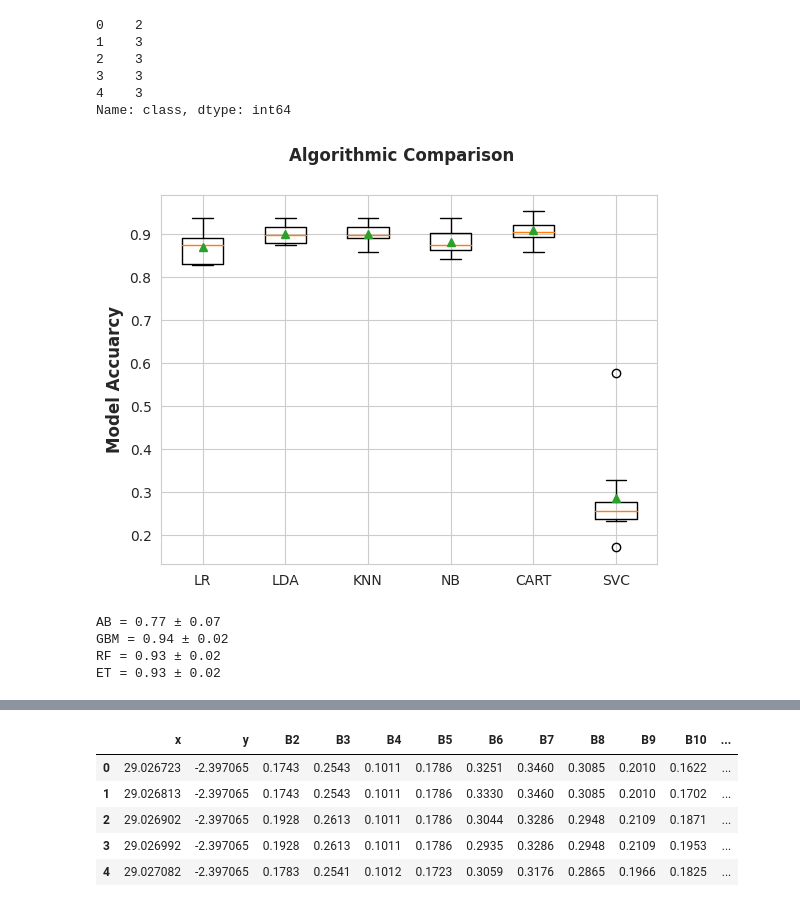
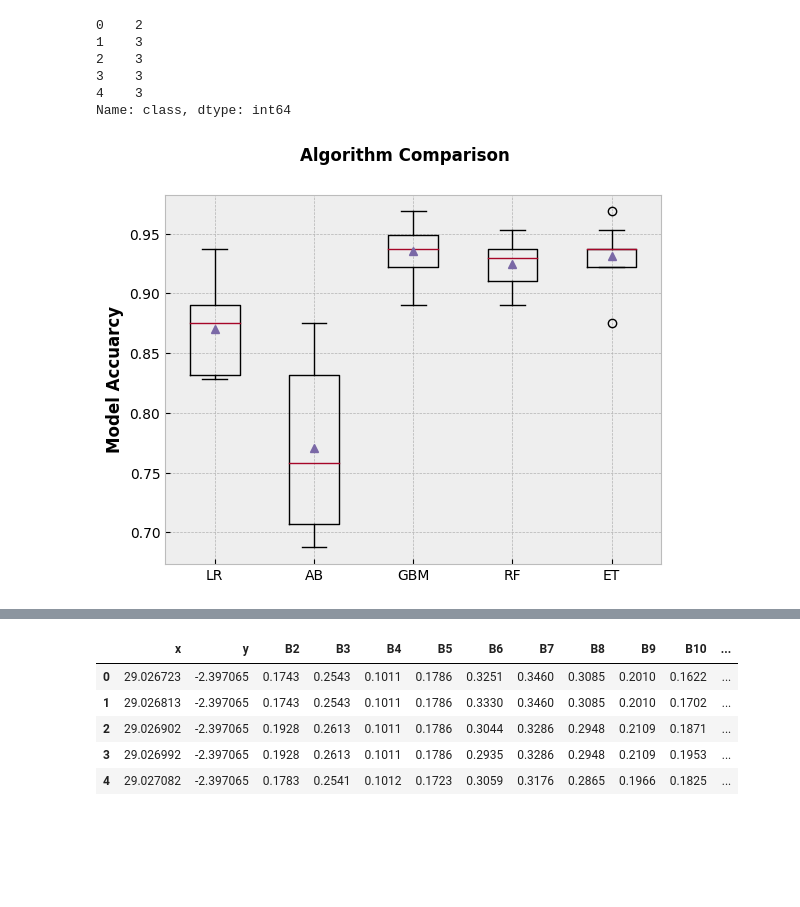
Before and after one commit to BBenyamini/agri-workshop, a Jupyter notebook: code/4_building_class_model.ipynb, the cells around one changed output, grey strips where cells are left out. Saved outputs shown, nothing was run; the diff lists cells and outputs as text; code cells hidden in the pictures; blank space fills up the shorter version.

Commit message:
added two models

```diff
--- a/code/4_building_class_model.ipynb
+++ b/code/4_building_class_model.ipynb
@@ -89,5 +89,5 @@ from sklearn.model_selection import GridSearchCV
 from sklearn.preprocessing import OrdinalEncoder
 # %%
 #load the dataset
-src=rasterio.open("/home/drdc/Documents/repos/pestsens/1_orginal/S2_srw.tif")
-train_points=gpd.read_file("/home/drdc/Documents/repos/pestsens/1_orginal/rwanda_points.shp")
+src=rasterio.open("/home/drdc/Documents/drdc/open_projects/agrifield_workshop/wk100823/dc-workshop/orginal/S2_srw.tif")
+train_points=gpd.read_file("/home/drdc/Documents/drdc/open_projects/agrifield_workshop/wk100823/dc-workshop/orginal/rwanda_points.shp")
@@ -301,57 +260,32 @@ val_size=0.20
 seed=7
 x_train, x_val, y_train,y_val=train_test_split(x,y,test_size=val_size, random_state=seed)
 # %%
-# Spot-Check Algorithms
-models=[]
-models.append(('LR',LogisticRegression()))
-models.append(('LDA',LinearDiscriminantAnalysis()))
-models.append(('KNN',KNeighborsClassifier()))
-models.append(('NB',GaussianNB()))
-models.append(('CART',DecisionTreeClassifier()))
-models.append(('SVC',SVC()))
+# ensembles
+scoring='accuracy'
+ensembles=[]
+ensembles.append(('LR', LogisticRegression()))
+ensembles.append(('AB',AdaBoostClassifier()))
+ensembles.append(('GBM',GradientBoostingClassifier()))
+ensembles.append(('RF',RandomForestClassifier()))
+ensembles.append(('ET',ExtraTreesClassifier()))
 
-# evaluate each model in turn
-results=[]
-names=[]
-for name, model in models:
+results_ens=[]
+names_ens=[]
+for name, model in ensembles:
     kfold=KFold(n_splits=num_folds, random_state=seed,shuffle=True)
-    cv_results=cross_val_score(model,x_train,y_train,cv=kfold, scoring=scoring)
-    results.append(cv_results)
-    names.append(name)
+    cv_results=cross_val_score(model,x_train,y_train,cv=kfold, scoring=scoring,n_jobs=14)
+    results_ens.append(cv_results)
+    names_ens.append(name)
     print(name,'=', round(cv_results.mean(),2),'±',round(cv_results.std(),2))
 # %%
-
-
-# Compare Algorithms
-sns.set_style("whitegrid")
+# d) Compare Algorithms
+plt.style.use("bmh")
 fig=plt.figure()
-fig.suptitle('Algorithmic Comparison', size=12, weight="bold")
+fig.suptitle('Algorithm Comparison',size=12, weight="bold")
 ax = fig.add_subplot(111)
-plt.boxplot(results,labels=names, showmeans=True)
-ax.set_xticklabels(names)
+plt.boxplot(results_ens,labels=names_ens, showmeans=True)
+ax.set_xticklabels(names_ens)
 plt.ylabel("Model Accuarcy",size=12, weight="bold")
 plt.show()
 # %% [output]
-[figure, old version]
+[figure, new version]
-# %%
-# ensembles
-scoring='accuracy'
-ensembles=[]
-ensembles.append(('AB',AdaBoostClassifier()))
-ensembles.append(('GBM',GradientBoostingClassifier()))
-ensembles.append(('RF',RandomForestClassifier()))
-ensembles.append(('ET',ExtraTreesClassifier()))
-
-results_ens=[]
-names_ens=[]
-for name, model in ensembles:
-    kfold=KFold(n_splits=num_folds, random_state=seed,shuffle=True)
-    cv_results=cross_val_score(model,x_train,y_train,cv=kfold, scoring=scoring,n_jobs=14)
-    results_ens.append(cv_results)
-    names_ens.append(name)
-    print(name,'=', round(cv_results.mean(),2),'±',round(cv_results.std(),2))
-# %% [output]
-AB = 0.77 ± 0.07
-GBM = 0.94 ± 0.02
-RF = 0.93 ± 0.02
-ET = 0.93 ± 0.02
```
Also changed, not shown: parts of 69 cells of this notebook, 1 other file.
